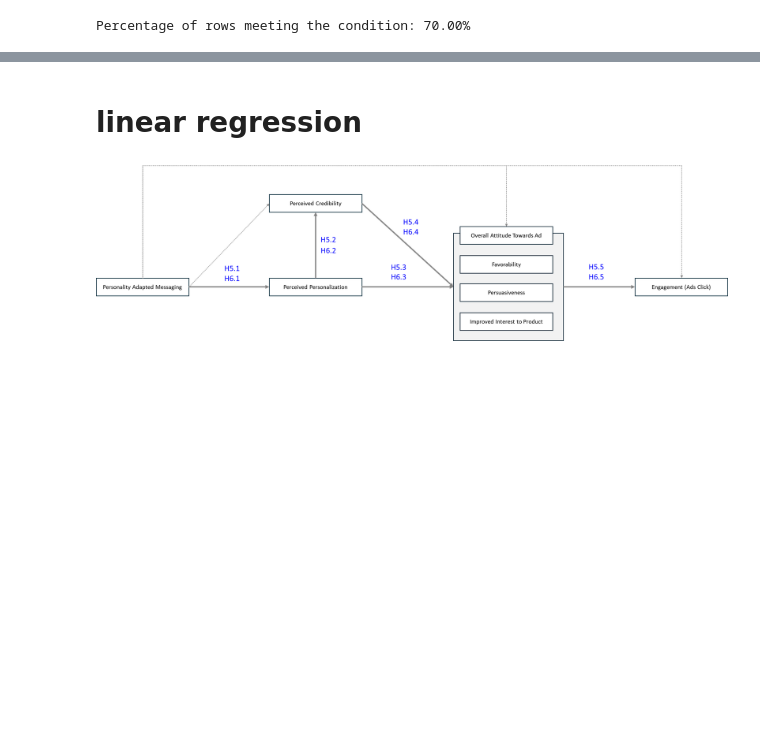
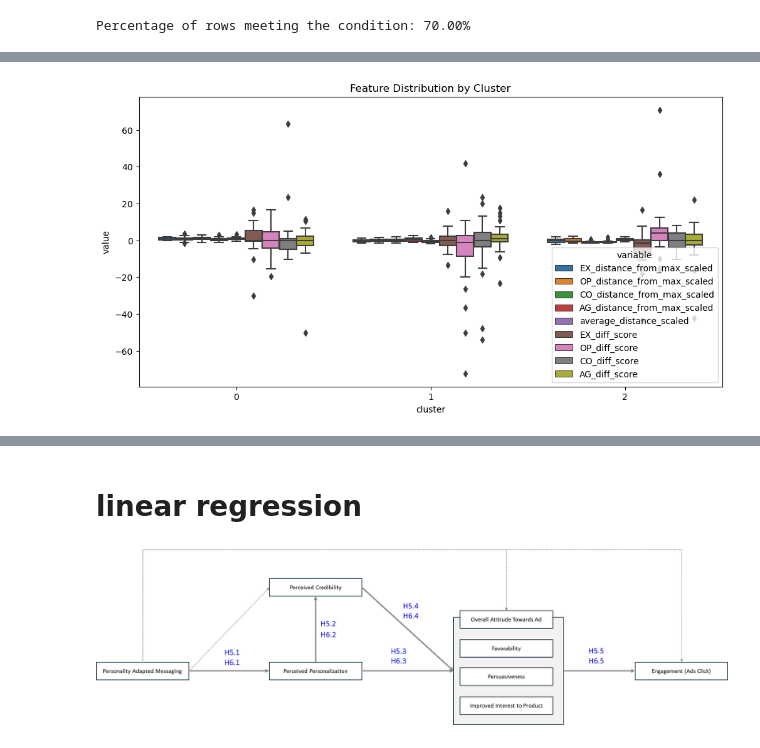
Before and after one commit to suharar/master_thesis, a Jupyter notebook: study3/notebooks/00_result_analysis/study_3_result_analysis.ipynb, the cells around one changed output, grey strips where cells are left out. Drawn from its saved outputs; the diff is of its cells as text; code cells hidden in the pictures; blank space fills up the shorter version.

```diff
--- a/study3/notebooks/00_result_analysis/study_3_result_analysis.ipynb
+++ b/study3/notebooks/00_result_analysis/study_3_result_analysis.ipynb
@@ -611,6 +611,7 @@ for trait in traits:
 
     # 頑健性チェック（ブートストラップ）
     # Bootstrap manually since MixedLMResults does not have a bootstrap method
+    """
     bootstrapped_params = []
     for _ in range(100):
         sample_indices = np.random.choice(data.index, size=len(data), replace=True)
@@ -621,6 +622,7 @@ for trait in traits:
     bootstrapped_params_df = pd.DataFrame(bootstrapped_params)
     print("\nBootstrap Results:")
     print(bootstrapped_params_df.describe())
+    """
 # %% [output]
 Mixed Effects Model Results for EX:
                              Mixed Linear Model Regression Results
@@ -713,0 +810,26 @@ max                                             4.976762    3.394450e+09
+# %%
+"""
+潜在クラス分析は、回答者を類似した特性と広告選好を持つグループに分類します。
+これにより、Blended Personality広告がどのようなタイプの人々により効果的であるかを
+探索的に理解することができ、GPT-4の広告生成能力の強みと限界を明らかにするのに役立ちます。
+"""
+# c. 潜在クラス分析（ここではGaussian Mixture Modelを使用）
+features = ['EX_distance_from_max_scaled', 'OP_distance_from_max_scaled',
+            'CO_distance_from_max_scaled', 'AG_distance_from_max_scaled',
+            'average_distance_scaled'] + [f'{trait}_diff_score' for trait in ['EX', 'OP', 'CO', 'AG']]
+
+X = data[features]
+X_scaled = StandardScaler().fit_transform(X)
+
+# モデルの適合（クラス数は仮に3としています）
+gmm = GaussianMixture(n_components=3, random_state=42)
+data['cluster'] = gmm.fit_predict(X_scaled)
+
+# クラスタごとの特徴を可視化
+plt.figure(figsize=(12, 6))
+sns.boxplot(x='cluster', y='value', hue='variable',
+            data=pd.melt(data[features + ['cluster']], id_vars='cluster'))
+plt.title('Feature Distribution by Cluster')
+plt.show()
+# %% [output]
+[figure, added]
```
Also changed, not shown: parts of 20 cells of this notebook, 13 other files.
